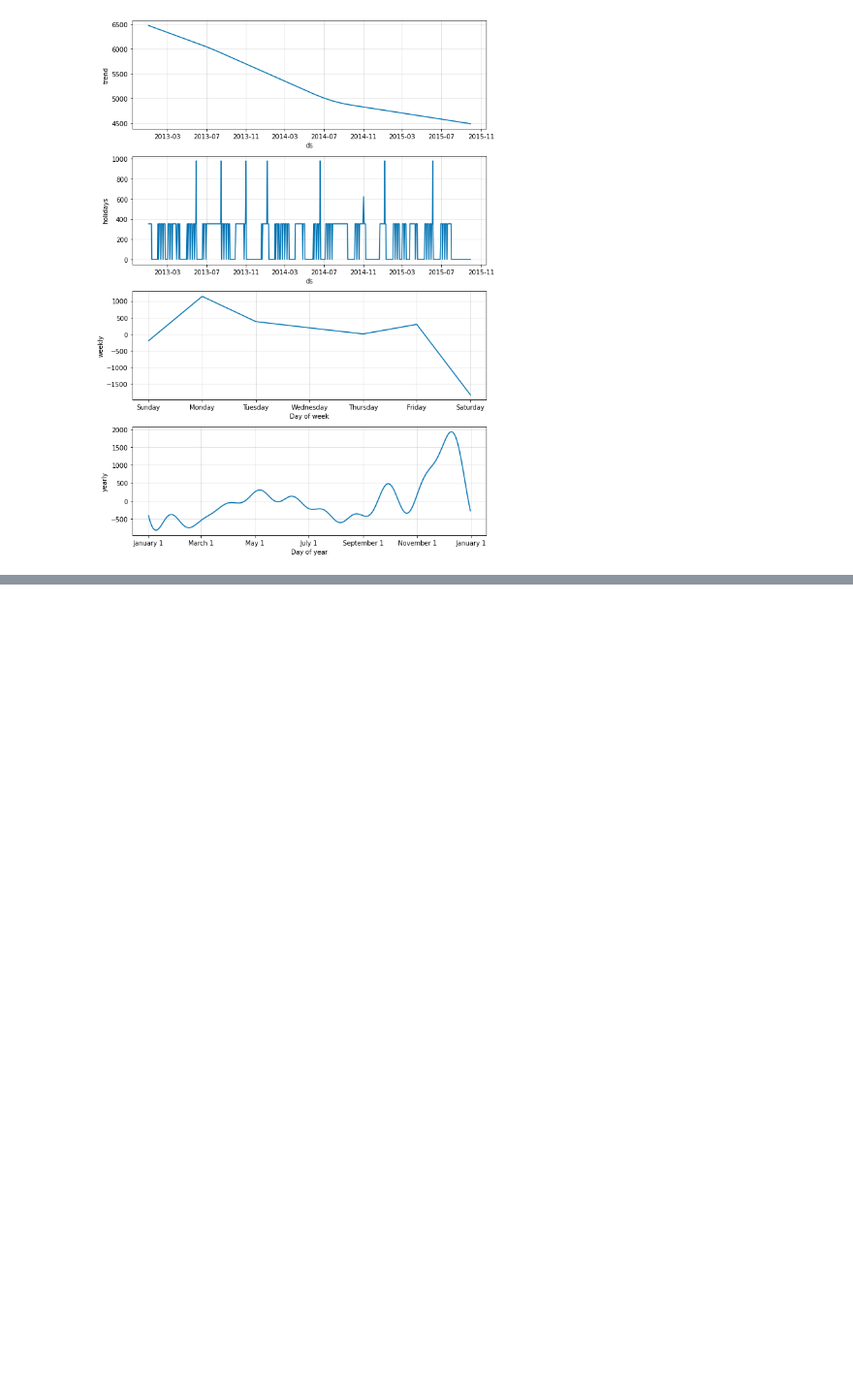
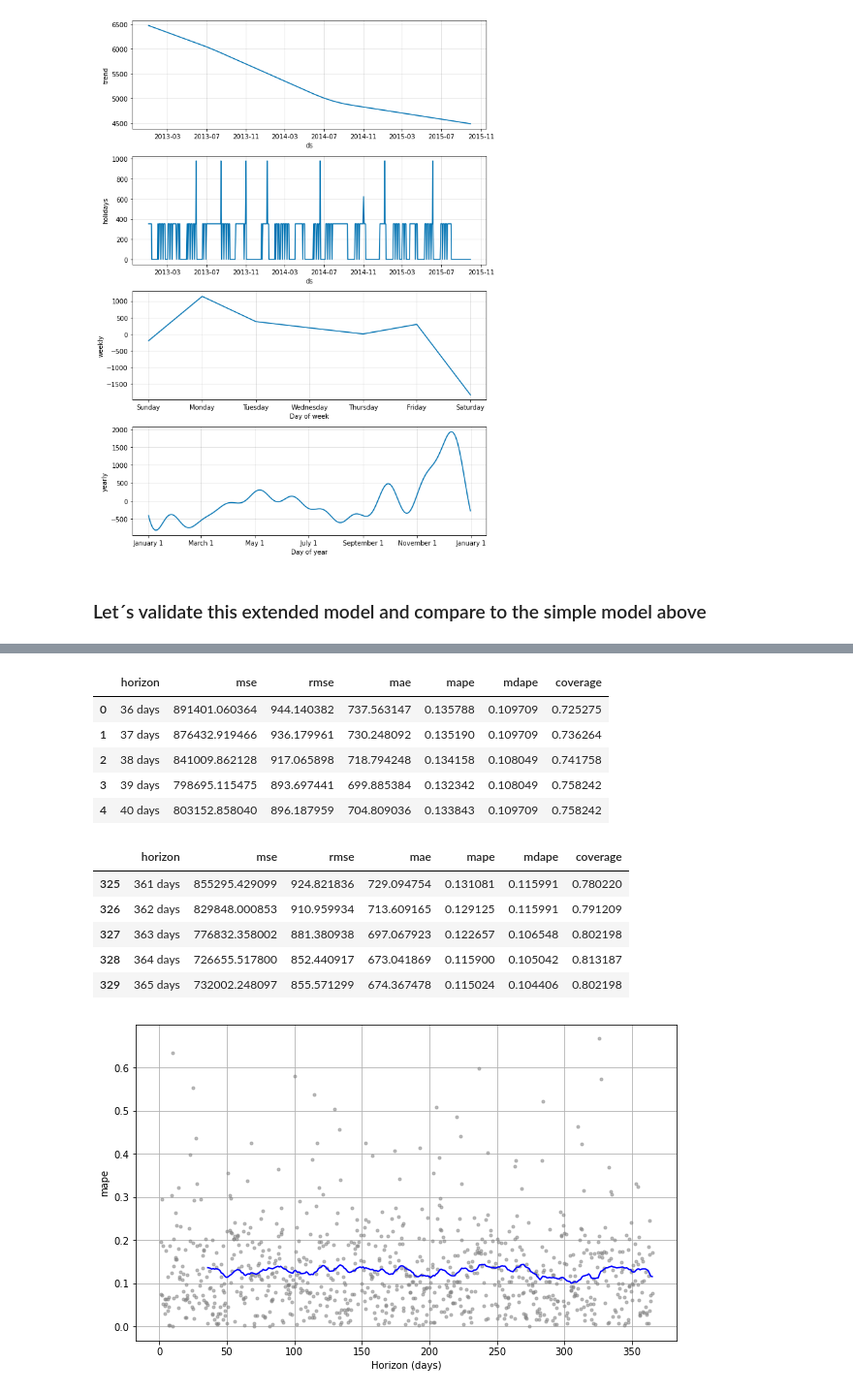
Before and after one commit to Sebastian1981/Time_Series_Sales_Prediction, a Jupyter notebook: ts_sales_prediction_poc.ipynb, the cells around one changed output, grey strips where cells are left out. Shown at 97% size. Cells and saved outputs as stored; diff of their text form; code cells hidden in the pictures; blank space fills up the shorter version.

```diff
--- a/ts_sales_prediction_poc.ipynb
+++ b/ts_sales_prediction_poc.ipynb
@@ -792,3 +933,9 @@ sales_prediction(6, sales_train_all_df, school_state_holidays, 60)
 INFO:fbprophet:Disabling daily seasonality. Run prophet with daily_seasonality=True to override this.
 [figure]
 [figure]
+# %% [markdown]
+### Let´s validate this extended model and compare to the simple model above
+# %%
+# lets validate the simple model
+sales_prediction_validate(10, sales_train_all_df)
+# %% [output]
@@ -794,0 +946,13 @@ INFO:fbprophet:Disabling daily seasonality. Run prophet with daily_seasonality=T
+|  | horizon | mse | rmse | mae | mape | mdape | coverage |
+| 0 | 36 days | 891401.060364 | 944.140382 | 737.563147 | 0.135788 | 0.109709 | 0.725275 |
+| 1 | 37 days | 876432.919466 | 936.179961 | 730.248092 | 0.135190 | 0.109709 | 0.736264 |
+| 2 | 38 days | 841009.862128 | 917.065898 | 718.794248 | 0.134158 | 0.108049 | 0.741758 |
+| 3 | 39 days | 798695.115475 | 893.697441 | 699.885384 | 0.132342 | 0.108049 | 0.758242 |
+| 4 | 40 days | 803152.858040 | 896.187959 | 704.809036 | 0.133843 | 0.109709 | 0.758242 |
+|  | horizon | mse | rmse | mae | mape | mdape | coverage |
+| 325 | 361 days | 855295.429099 | 924.821836 | 729.094754 | 0.131081 | 0.115991 | 0.780220 |
+| 326 | 362 days | 829848.000853 | 910.959934 | 713.609165 | 0.129125 | 0.115991 | 0.791209 |
+| 327 | 363 days | 776832.358002 | 881.380938 | 697.067923 | 0.122657 | 0.106548 | 0.802198 |
+| 328 | 364 days | 726655.517800 | 852.440917 | 673.041869 | 0.115900 | 0.105042 | 0.813187 |
+| 329 | 365 days | 732002.248097 | 855.571299 | 674.367478 | 0.115024 | 0.104406 | 0.802198 |
+[figure, added]
```
Also changed, not shown: parts of 26 cells of this notebook.
